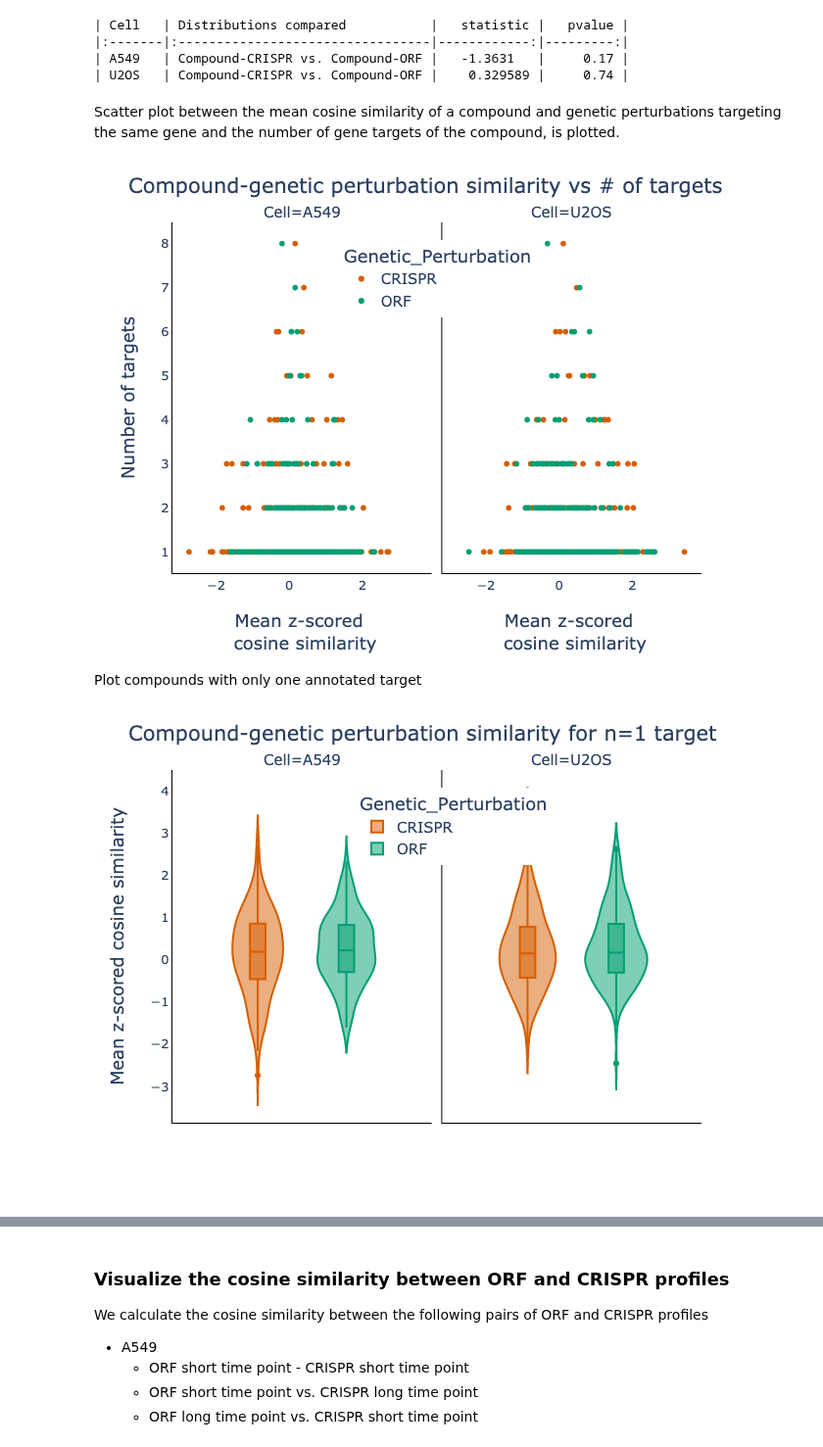
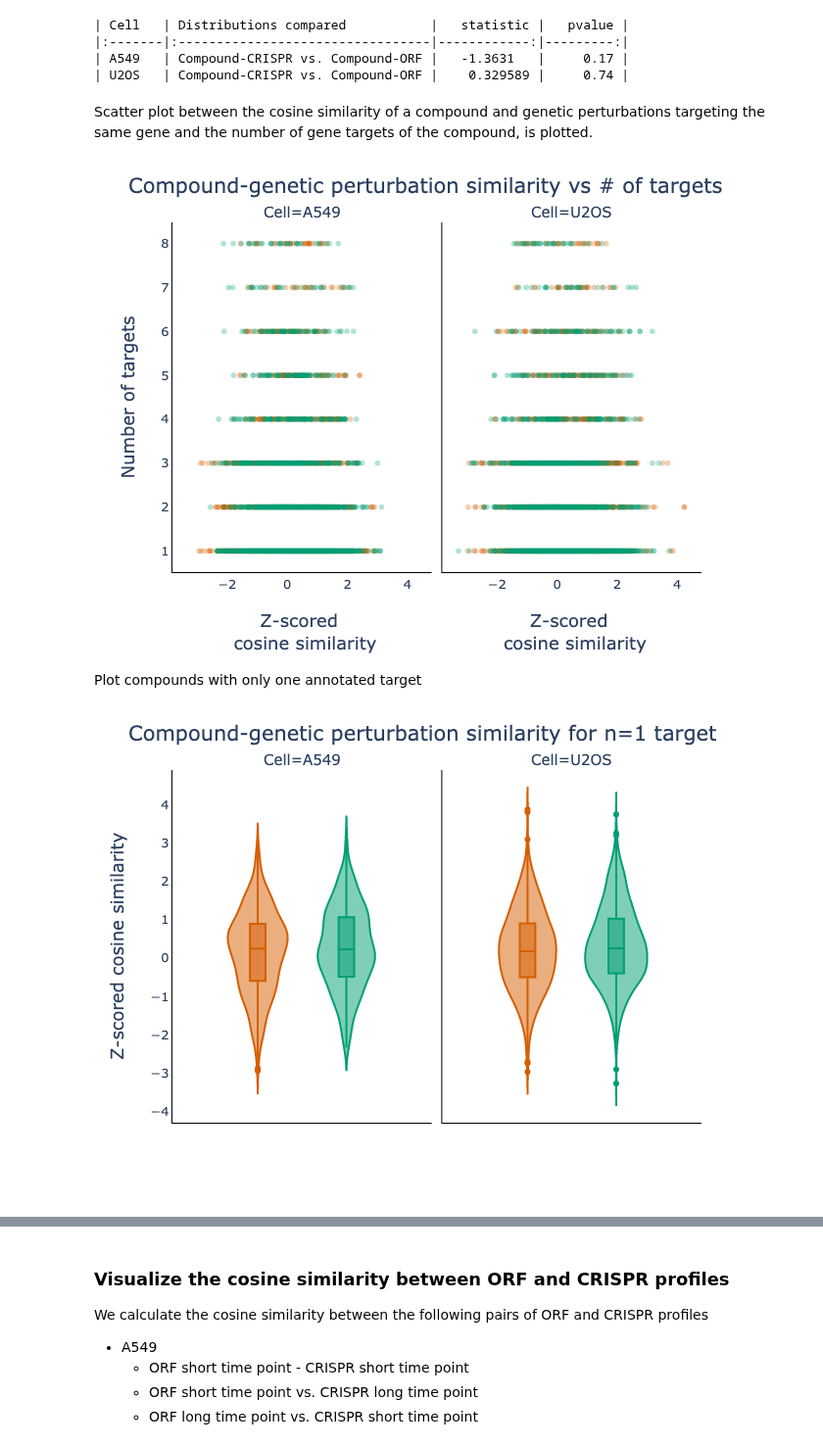
Before and after one commit to jump-cellpainting/2024_Chandrasekaran_NatureMethods, a Jupyter notebook: benchmark/5.visualize-similarities.ipynb, the cells around one changed output, grey strips where cells are left out. Shown at 98% size. Cells and saved outputs as stored; diff of their text form; code cells hidden in the pictures.

Commit message:
No longer computing mean cosine similarity

```diff
--- a/benchmark/5.visualize-similarities.ipynb
+++ b/benchmark/5.visualize-similarities.ipynb
@@ -130,7 +130,6 @@ for cell in experiment_df.Cell_type.unique():
                     .assign(Modality1=f'{modality_1_perturbation}')
                     .assign(Genetic_Perturbation=f'{modality_2_perturbation}')
                     .assign(Cell=cell)
-                    .assign(n_targets=1)
                     .assign(Modality_1_timepoint=utils.time_point(modality_1_perturbation, modality_1_timepoint))
                     .assign(Modality_2_timepoint=utils.time_point(modality_2_perturbation, modality_2_timepoint))
                 )
@@ -227,4 +251,4 @@ print(matching_statistic_df[['Cell', 'Distributions compared', 'statistic', 'pva
 | A549   | Compound-CRISPR vs. Compound-ORF |   -1.3631   |     0.17 |
 | U2OS   | Compound-CRISPR vs. Compound-ORF |    0.329589 |     0.74 |
 # %% [markdown]
-Scatter plot between the mean cosine similarity of a compound and genetic perturbations targeting the same gene and the number of gene targets of the compound, is plotted.
+Scatter plot between the cosine similarity of a compound and genetic perturbations targeting the same gene and the number of gene targets of the compound, is plotted.
@@ -235,34 +255,39 @@ matching_df_z_score_grouped = matching_df_z_score.groupby(['Cell','Modality1','G
+# %%
+n_target_df = (matching_df_z_score.Metadata_broad_sample.value_counts()/16).reset_index().rename(columns={'index':'Metadata_broad_sample', 'Metadata_broad_sample':'n_targets'})
+
+matching_df_z_score = matching_df_z_score.merge(n_target_df, on='Metadata_broad_sample', how='left')
 # %%
 fig = px.scatter(
-    matching_df_z_score_grouped,
+    matching_df_z_score,
     x='cosine_sim_zscore',
     y='n_targets',
     facet_col = 'Cell',
     color='Genetic_Perturbation',
     color_discrete_map=color_discrete_map_gp,
+    opacity=0.3
 )
 fig.update_layout(title='Compound-genetic perturbation similarity vs # of targets',
-    xaxis1=dict(title='Mean z-scored <br> cosine similarity', linecolor = "#000000", tickfont=dict(size=13)),
-    xaxis2=dict(title='Mean z-scored <br> cosine similarity', linecolor = "#000000", tickfont=dict(size=13)),
+    xaxis1=dict(title='Z-scored <br> cosine similarity', linecolor = "#000000", tickfont=dict(size=13)),
+    xaxis2=dict(title='Z-scored <br> cosine similarity', linecolor = "#000000", tickfont=dict(size=13)),
     yaxis1=dict(title='Number of targets', linecolor = "#000000", tickfont=dict(size=13)),
     yaxis2=dict(linecolor = "#000000"),
     font=dict(size=15),
     paper_bgcolor='rgba(0,0,0,0)',
     plot_bgcolor='rgba(0,0,0,0)',
-    legend=dict(x=0.32, y=0.95, bgcolor="white")
+    showlegend=False,
 )
 fig.for_each_annotation(lambda a: a.update(text=a.text.replace("Genetic_Perturbation=", "")))
 fig.show("png")
 fig.write_image('figures/5.cosine_similarities_ntargets.png', width=640, height=480, scale=2)
 # %% [output]
-[figure, old version]
+[figure, new version]
 # %% [markdown]
 Plot compounds with only one annotated target
 # %%
-matching_df_z_score_grouped_n_1 = matching_df_z_score_grouped.query('n_targets==1')
+matching_df_z_score_n_1 = matching_df_z_score.query('n_targets==1')
 
 fig = px.violin(
-    matching_df_z_score_grouped_n_1,
+    matching_df_z_score_n_1,
     y = 'cosine_sim_zscore',
     color='Genetic_Perturbation',
     color_discrete_map=color_discrete_map_gp,
@@ -272,16 +297,16 @@ fig = px.violin(
 fig.update_layout(title='Compound-genetic perturbation similarity for n=1 target',
     xaxis1=dict(title='', linecolor="#000000", tickfont=dict(size=13)),
     xaxis2=dict(title='', linecolor="#000000", tickfont=dict(size=13)),
-    yaxis1=dict(title='Mean z-scored cosine similarity', linecolor = "#000000", tickfont=dict(size=13)),
+    yaxis1=dict(title='Z-scored cosine similarity', linecolor = "#000000", tickfont=dict(size=13)),
     yaxis2=dict(linecolor = "#000000"),
     font=dict(size=15),
     paper_bgcolor='rgba(0,0,0,0)',
     plot_bgcolor='rgba(0,0,0,0)',
-    legend=dict(x=0.35, y=0.95, bgcolor="white")
+    showlegend=False
 )
 fig.for_each_annotation(lambda a: a.update(text=a.text.replace("Genetic_Perturbation=", "")))
 fig.show("png")
 fig.write_image('figures/5.cosine_similarities_n1.png', width=640, height=480, scale=2)
 # %% [output]
-[figure, old version]
+[figure, new version]
 # %%
```
Also changed, not shown: parts of 6 cells of this notebook, 4 other files.
